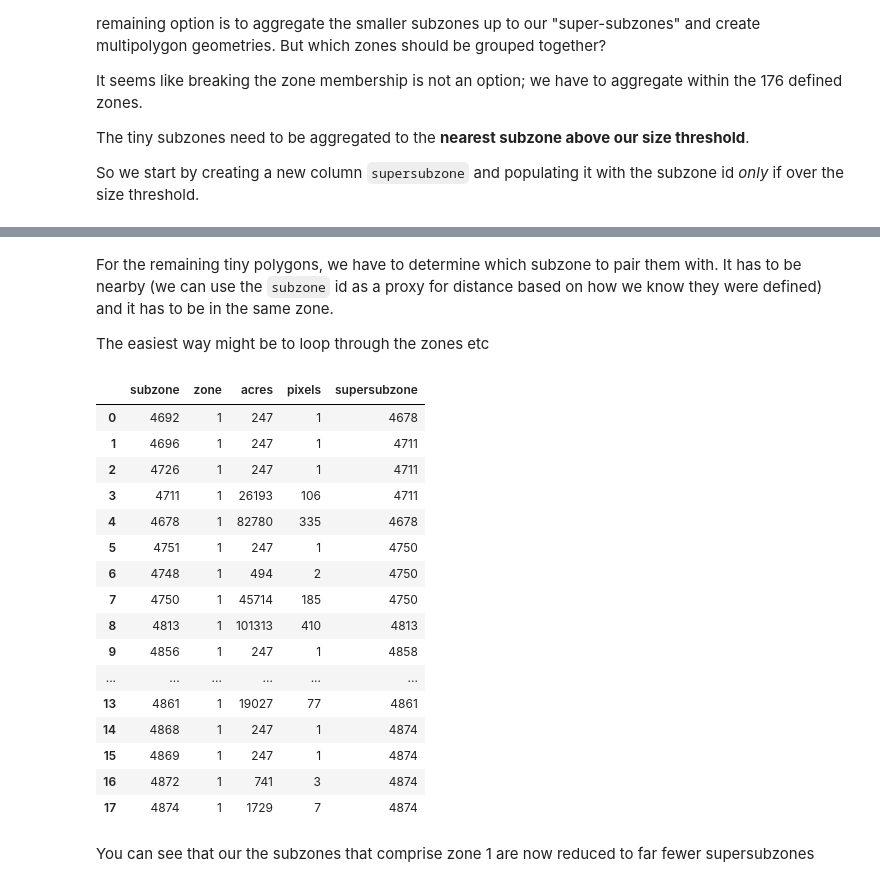
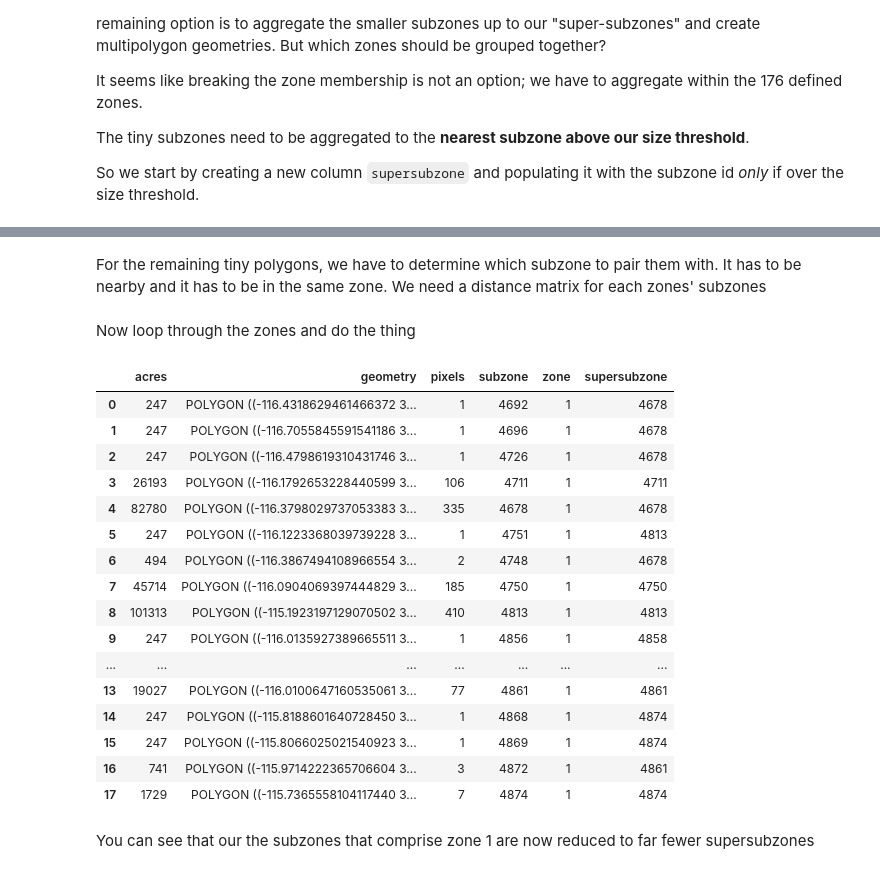
Before and after one commit to Ecotrust/aez-viewer, a Jupyter notebook: docs/super-subzones/super-subzones.ipynb, the cells around one changed output, grey strips where cells are left out. Saved outputs shown, nothing was run; the diff lists cells and outputs as text; code cells hidden in the pictures.

Commit message:
update supersubzones to use actual distance between geoms

```diff
--- a/docs/super-subzones/super-subzones.ipynb
+++ b/docs/super-subzones/super-subzones.ipynb
@@ -27,0 +34,3 @@ df.head()
+# %%
+df = gpd.read_file("sz1.shp")
+df.head()
@@ -98,41 +114,53 @@ df[df.zone==1]
 # %% [markdown]
-For the remaining tiny polygons, we have to determine which subzone to pair them with. It has to be nearby (we can use the `subzone` id as a proxy for distance based on how we know they were defined) and it has to be in the same zone.
-
-The easiest way might be to loop through the zones etc
+For the remaining tiny polygons, we have to determine which subzone to pair them with. It has to be nearby and it has to be in the same zone. We need a distance matrix for each zones' subzones
+# %% [markdown]
+Now loop through the zones and do the thing
 # %%
 big = df[pd.notnull(df.supersubzone)]
 tiny = df[pd.isnull(df.supersubzone)]
 
 for zone in df.zone.unique():
     ztiny = tiny[tiny.zone == zone]
     zbig = big[big.zone == zone]
-    for subzone in ztiny.subzone:
+    for i, zt in ztiny.iterrows():
+        tiny_subzone = zt.subzone
+        tiny_geom = zt[ztiny._geometry_column_name]
+
         # Find nearest subzone in zbig
-        nearest = int(zbig.ix[(zbig.subzone - subzone).abs().argmin()].subzone)
-        # print subzone, "nearest is", nearest
+        shortest_distance = float('inf')
+        nearest_subzone = None
+        for i, zb in zbig.iterrows():
+            big_subzone = zb.subzone
+            big_geom = zb[zbig._geometry_column_name]
+            distance = tiny_geom.distance(big_geom)
+            if distance < shortest_distance:
+                shortest_distance = distance
+                nearest_subzone = big_subzone
+            #print "\t", big_subzone, " is away by", distance
+        #print tiny_subzone, " is nearest to ", nearest_subzone
 
         # assign nearest as supersubzone in original dataframe
-        df.ix[df.subzone == subzone, 'supersubzone'] = nearest
+        df.ix[df.subzone == tiny_subzone, 'supersubzone'] = nearest_subzone
 
 df[df.zone==1]
 # %% [output]
-|  | subzone | zone | acres | pixels | supersubzone |
-| 0 | 4692 | 1 | 247 | 1 | 4678 |
-| 1 | 4696 | 1 | 247 | 1 | 4711 |
-| 2 | 4726 | 1 | 247 | 1 | 4711 |
-| 3 | 4711 | 1 | 26193 | 106 | 4711 |
-| 4 | 4678 | 1 | 82780 | 335 | 4678 |
-| 5 | 4751 | 1 | 247 | 1 | 4750 |
-| 6 | 4748 | 1 | 494 | 2 | 4750 |
-| 7 | 4750 | 1 | 45714 | 185 | 4750 |
-| 8 | 4813 | 1 | 101313 | 410 | 4813 |
-| 9 | 4856 | 1 | 247 | 1 | 4858 |
-| ... | ... | ... | ... | ... | ... |
-| 13 | 4861 | 1 | 19027 | 77 | 4861 |
-| 14 | 4868 | 1 | 247 | 1 | 4874 |
-| 15 | 4869 | 1 | 247 | 1 | 4874 |
-| 16 | 4872 | 1 | 741 | 3 | 4874 |
-| 17 | 4874 | 1 | 1729 | 7 | 4874 |
+|  | acres | geometry | pixels | subzone | zone | supersubzone |
+| 0 | 247 | POLYGON ((-116.4318629461466372 3... | 1 | 4692 | 1 | 4678 |
+| 1 | 247 | POLYGON ((-116.7055845591541186 3... | 1 | 4696 | 1 | 4678 |
+| 2 | 247 | POLYGON ((-116.4798619310431746 3... | 1 | 4726 | 1 | 4678 |
+| 3 | 26193 | POLYGON ((-116.1792653228440599 3... | 106 | 4711 | 1 | 4711 |
+| 4 | 82780 | POLYGON ((-116.3798029737053383 3... | 335 | 4678 | 1 | 4678 |
+| 5 | 247 | POLYGON ((-116.1223368039739228 3... | 1 | 4751 | 1 | 4813 |
+| 6 | 494 | POLYGON ((-116.3867494108966554 3... | 2 | 4748 | 1 | 4678 |
+| 7 | 45714 | POLYGON ((-116.0904069397444829 3... | 185 | 4750 | 1 | 4750 |
+| 8 | 101313 | POLYGON ((-115.1923197129070502 3... | 410 | 4813 | 1 | 4813 |
+| 9 | 247 | POLYGON ((-116.0135927389665511 3... | 1 | 4856 | 1 | 4858 |
+| ... | ... | ... | ... | ... | ... | ... |
+| 13 | 19027 | POLYGON ((-116.0100647160535061 3... | 77 | 4861 | 1 | 4861 |
+| 14 | 247 | POLYGON ((-115.8188601640728450 3... | 1 | 4868 | 1 | 4874 |
+| 15 | 247 | POLYGON ((-115.8066025021540923 3... | 1 | 4869 | 1 | 4874 |
+| 16 | 741 | POLYGON ((-115.9714222365706604 3... | 3 | 4872 | 1 | 4861 |
+| 17 | 1729 | POLYGON ((-115.7365558104117440 3... | 7 | 4874 | 1 | 4874 |
 # %% [markdown]
 You can see that our the subzones that comprise zone 1 are now reduced to far fewer supersubzones
 # %%
```
Also changed, not shown: parts of 7 cells of this notebook, 3 other files.
